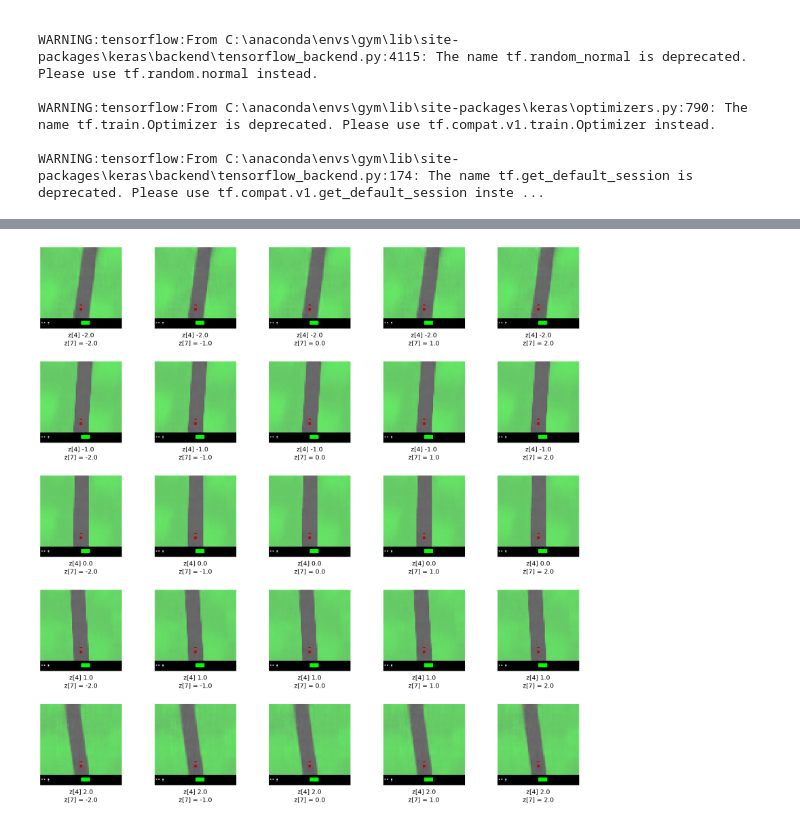
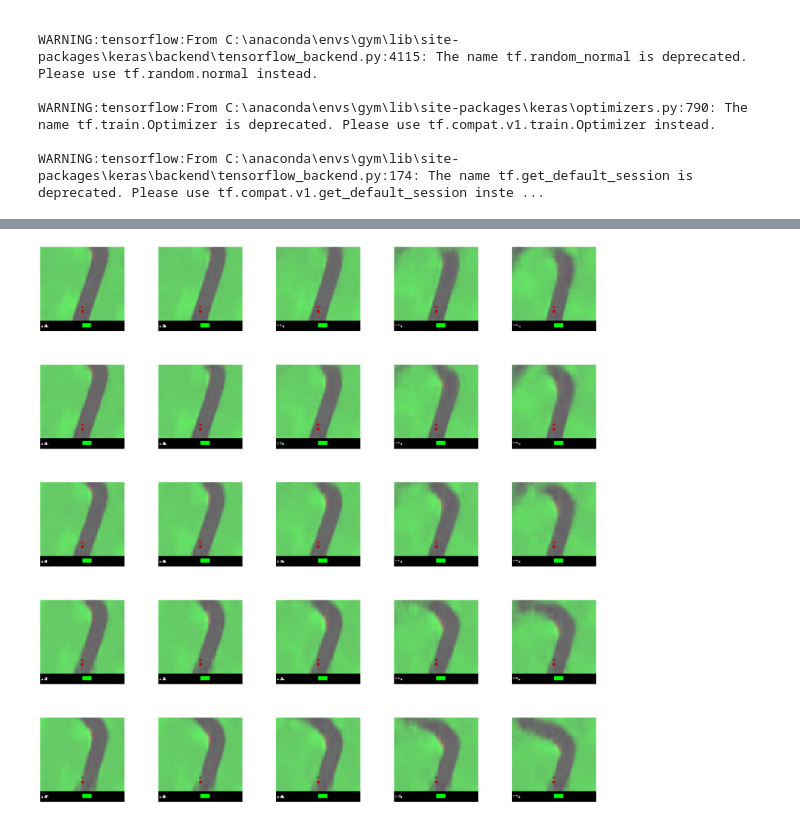
Before and after one commit to schneider128k/deep_rl, a Jupyter notebook: world_models/check_02_vae.ipynb, the cells around one changed output, grey strips where cells are left out. Saved outputs shown, nothing was run; the diff lists cells and outputs as text; code cells hidden in the pictures.

```diff
--- a/world_models/check_02_vae.ipynb
+++ b/world_models/check_02_vae.ipynb
@@ -61,21 +68,20 @@ for idx in range(0, 300):
 # %%
-### output from the full_model
 DIR_NAME = './data/rollout/'
-file = os.listdir(DIR_NAME)[179]
+file_index = 2
+file = os.listdir(DIR_NAME)[file_index]
 obs_data = np.load(DIR_NAME + file)['obs']
 
-obs = obs_data[50]
+obs = obs_data[300]
 reconstruction = vae.full_model.predict(np.array([obs]))[0]
 
 ax1 = plt.subplot(121)
-plt.imshow( obs)
+plt.imshow(obs)
 ax1.axis('off')
-ax1.text(0.5,-0.1, "INPUT", size=12, ha="center",
-         transform=ax1.transAxes)
+ax1.text(0.5, -0.1, 'INPUT', size=12, ha='center', transform=ax1.transAxes)
 
 ax2 = plt.subplot(122)
-plt.imshow( reconstruction)
+plt.imshow(reconstruction)
 ax2.axis('off')
-ax2.text(0.5,-0.1, "OUTPUT", size=12, ha="center",
-         transform=ax2.transAxes);
+ax2.text(0.5, -0.1, 'OUTPUT', size=12, ha='center', transform=ax2.transAxes)
+None
 # %% [output]
@@ -119,39 +137,24 @@ plt.plot(mu);
 # %%
-file1 = os.listdir(DIR_NAME)[200]
-obs_data1 = np.load(DIR_NAME + file)['obs']
-file2 = os.listdir(DIR_NAME)[260]
-obs_data2 = np.load(DIR_NAME + file)['obs']
+files = [os.listdir(DIR_NAME)[i] for i in [1, 2, 3]]
 
-top_left = vae.encoder.predict(np.array([obs_data1[20]]))[0]
-top_right = vae.encoder.predict(np.array([obs_data1[60]]))[0]
-bottom_left = vae.encoder.predict(np.array([obs_data2[80]]))[0]
-sample_z = vae.encoder.predict(np.array([obs_data[60]]))[0]
+obs_list = [np.load(DIR_NAME + file)['obs'] for file in files]
 
-fig, axes = plt.subplots(nrows=5, ncols=5, figsize=(32,32), sharex=True, sharey=True)
-plt.subplots_adjust(hspace = 0.4)
+zs = [vae.encoder.predict(np.array([obs[300]]))[0] for obs in obs_list]
+
+fig, axes = plt.subplots(nrows=5, ncols=5, figsize=(32, 32), sharex=True, sharey=True)
+plt.subplots_adjust(hspace=0.4)
 
 for x in range(5):
     for y in range(5):
 
-        z = sample_z.copy()
-
-#         z = top_left + (top_right - top_left) * x/8 + (bottom_left - top_left) * y/8
-        z[4] = (x-2)
-        z[7] = (y-2)
+        z = zs[0] + (zs[1] - zs[0]) * x / 8.0 + (zs[2] - zs[0]) *  y / 8.0
 
         decoded_obs = vae.decoder.predict(np.array([z]))[0]
 
-        axes[x,y].set_axis_off()
+        axes[x, y].set_axis_off()
 
-        axes[x,y].imshow(decoded_obs)
-
-        axes[x,y].text(0.5,-0.1, 'z[4] ' + str(np.round(z[4],2)), size=20, ha="center",
-                       transform=axes[x,y].transAxes)
-
-        axes[x,y].text(0.5,-0.2, 'z[7] = ' + str(np.round(z[7],2)), size=20, ha="center",
-                       transform=axes[x,y].transAxes)
-
+        axes[x, y].imshow(decoded_obs)
 
 plt.show()
 # %% [output]
-[figure, old version]
+[figure, new version]
```
Also changed, not shown: parts of 16 cells of this notebook.
